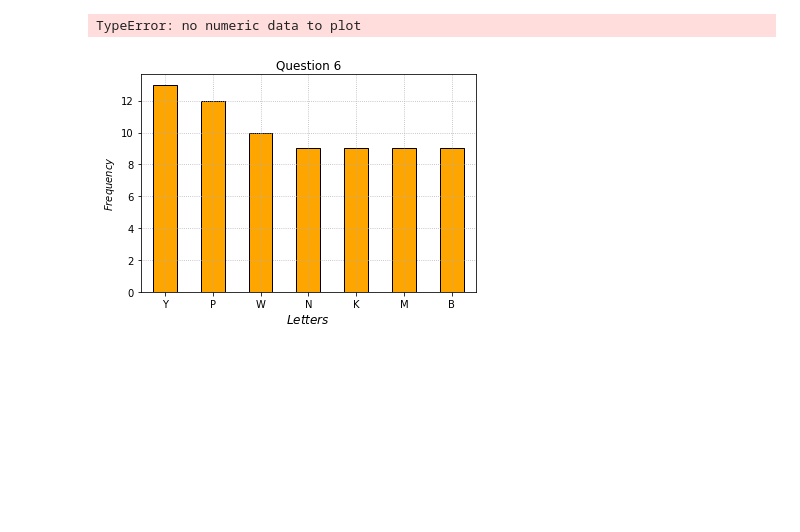
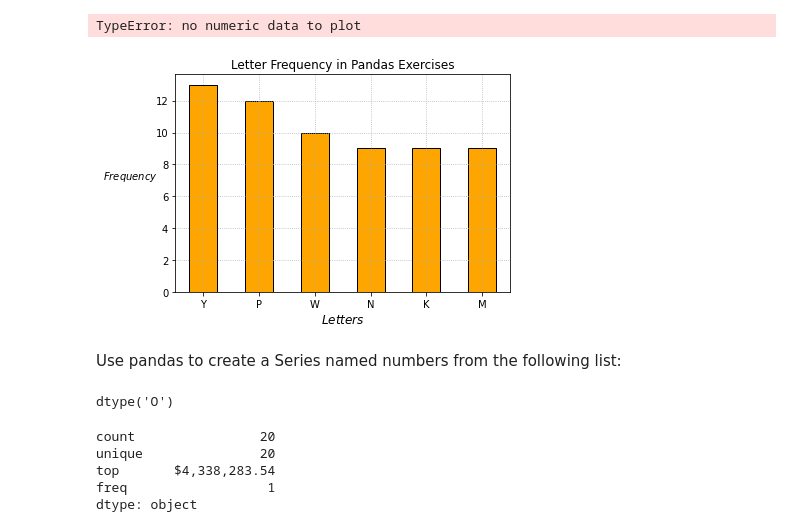
Before and after one commit to Tyler-Applegate/numpy-pandas-visualization-exercises, a Jupyter notebook: pandas_exercises.ipynb, the cells around one changed output. Cells and saved outputs as stored; diff of their text form; code cells hidden in the pictures; blank space fills up the shorter version.

```diff
--- a/pandas_exercises.ipynb
+++ b/pandas_exercises.ipynb
@@ -546,12 +546,14 @@ fruits.plot()
 # %% [output]
 TypeError: no numeric data to plot
 # %%
-cap_ser.value_counts().head(7).plot.bar(color = 'orange', width =.5, ec = 'black')
-plt.title('Question 6')
+cap_ser.value_counts().head(6).plot.bar(color = 'orange', width =.5, ec = 'black')
+plt.title('Letter Frequency in Pandas Exercises')
 plt.grid(True, ls=':')
 plt.xlabel('$Letters$', size = 12)
-plt.ylabel('$Frequency$')
+plt.ylabel('$Frequency$', rotation = 0, labelpad = 25)
 plt.xticks(rotation = 0)
 plt.show()
 # %% [output]
-[figure, old version]
+[figure, new version]
+# %% [markdown]
+Use pandas to create a Series named numbers from the following list:
@@ -557,0 +562,12 @@ plt.show()
+# %%
+numbers.dtype
+# %% [output]
+dtype('O')
+# %%
+numbers.describe()
+# %% [output]
+count                20
+unique               20
+top       $4,338,283.54
+freq                  1
+dtype: object
```
Also changed, not shown: parts of 10 cells of this notebook, 1 other file.
